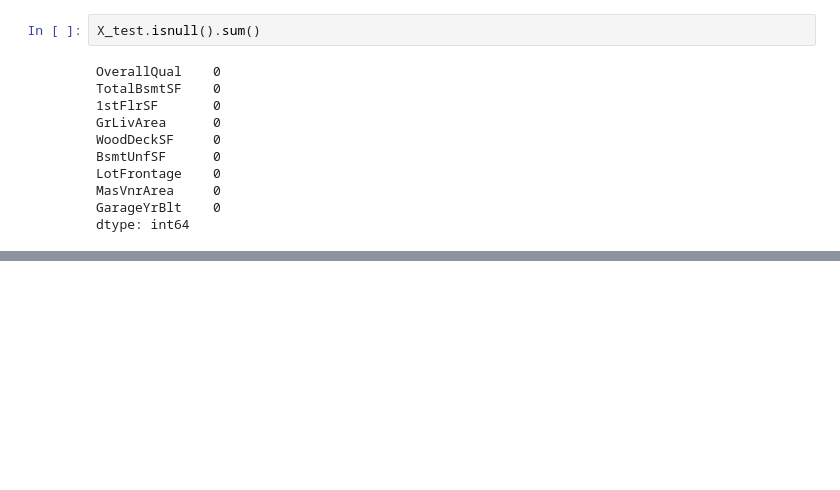
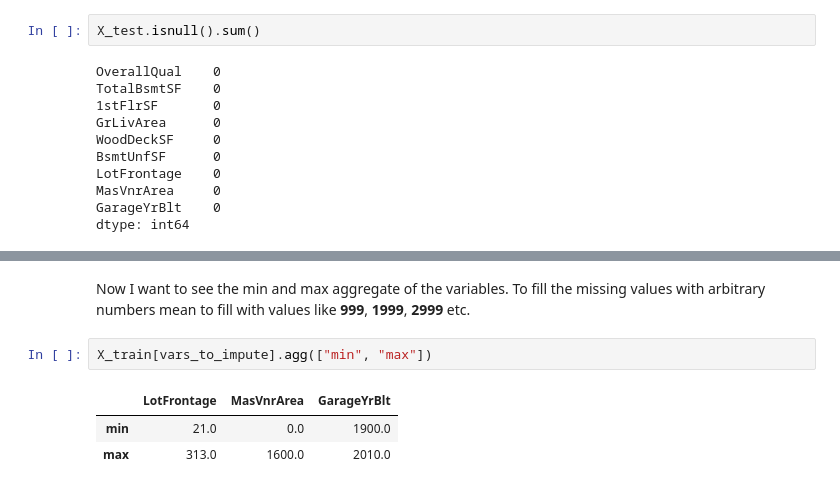
Before and after one commit to Priyo-prog/Complete-Feature-Engineering, a Jupyter notebook: Missing Data Imputation/missing_data_imputation.ipynb, the cells around one changed output, grey strips where cells are left out. Saved outputs shown, nothing was run; the diff lists cells and outputs as text; blank space fills up the shorter version.

```diff
--- a/Missing Data Imputation/missing_data_imputation.ipynb
+++ b/Missing Data Imputation/missing_data_imputation.ipynb
@@ -152,0 +189,8 @@ dtype: int64
+# %% [markdown]
+Now I want to see the min and max aggregate of the variables. To fill the missing values with arbitrary numbers mean to fill with values like **999**, **1999**, **2999** etc.
+# %%
+X_train[vars_to_impute].agg(["min", "max"])
+# %% [output]
+|  | LotFrontage | MasVnrArea | GarageYrBlt |
+| min | 21.0 | 0.0 | 1900.0 |
+| max | 313.0 | 1600.0 | 2010.0 |
```
Also changed, not shown: parts of 9 cells of this notebook.
